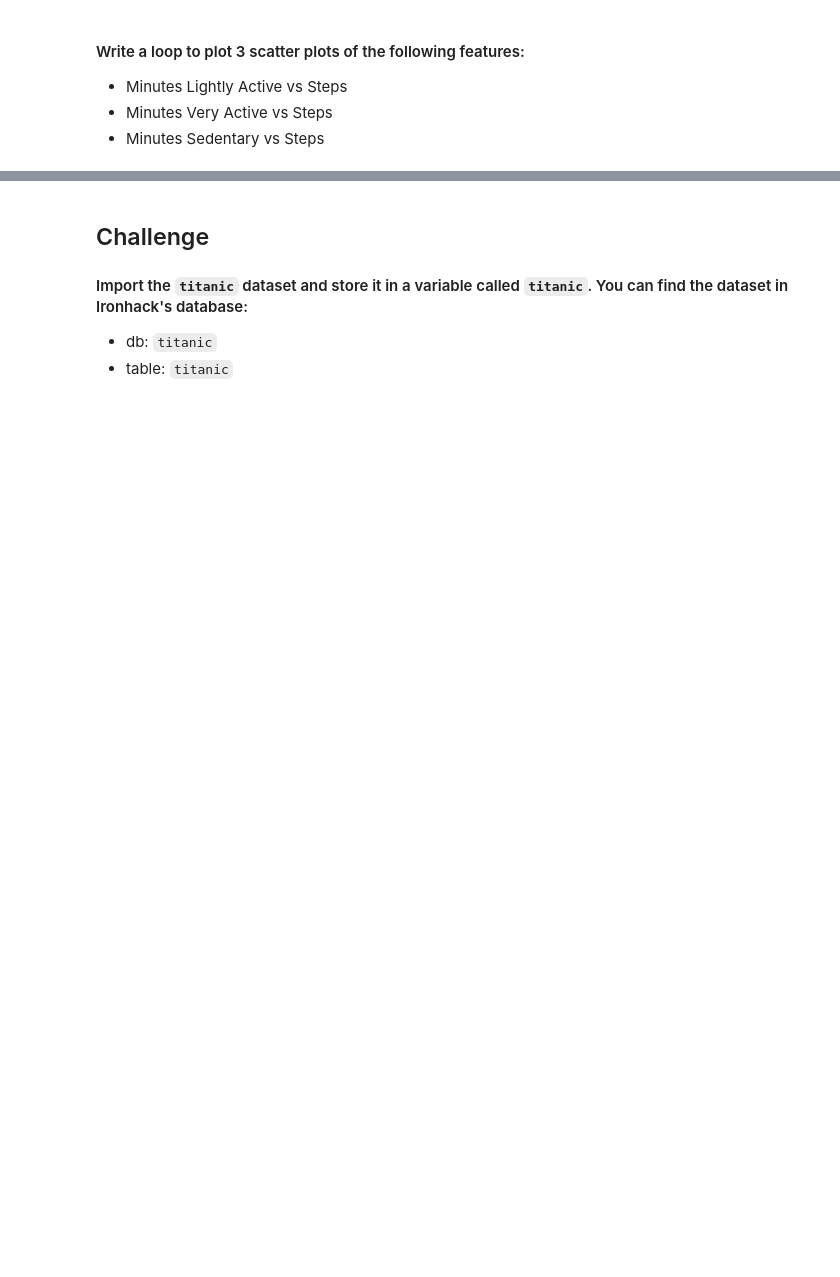
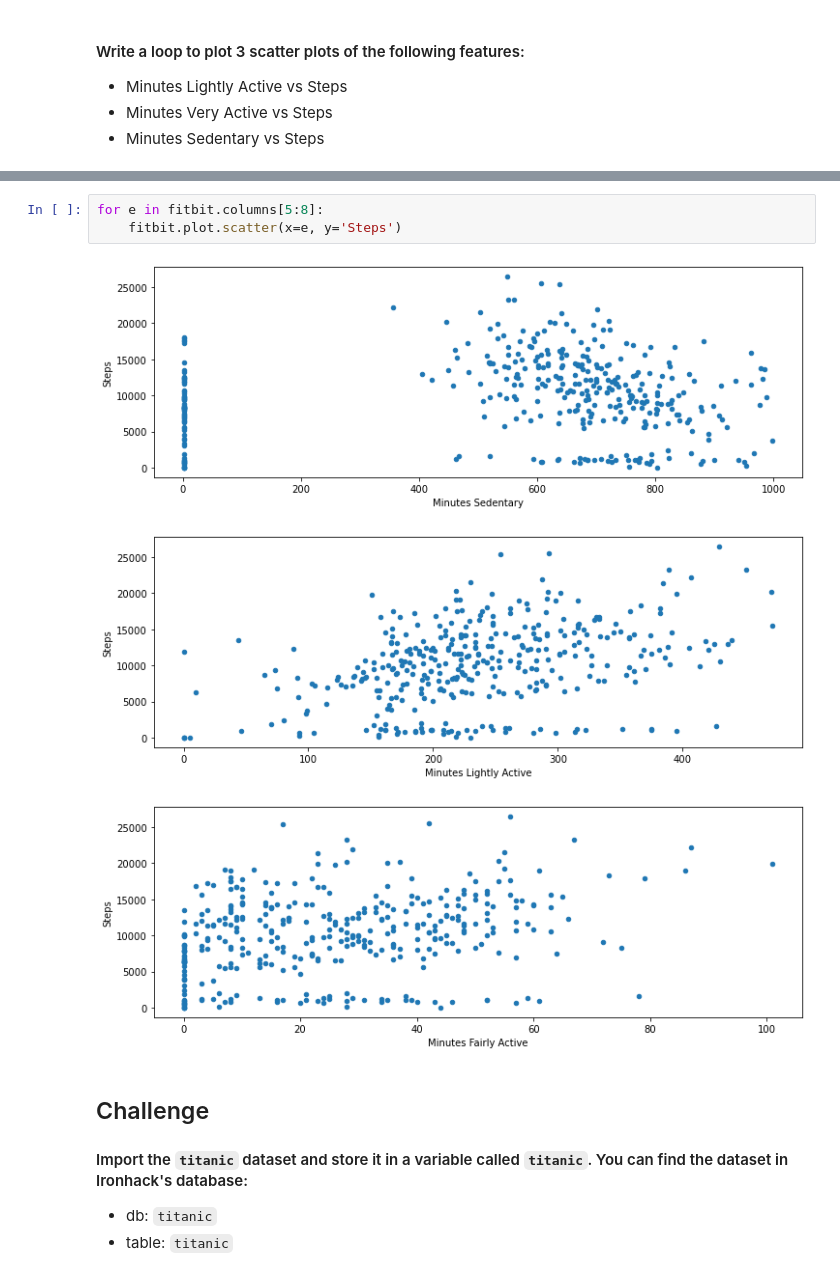
Before and after one commit to Ironhack-Data-Madrid-Octubre-2022/5.2-lab-matplotlib-seaborn, a Jupyter notebook: your-code/main.ipynb, the cells around one changed output, grey strips where cells are left out. Saved outputs shown, nothing was run; the diff lists cells and outputs as text; blank space fills up the shorter version.

```diff
--- a/your-code/main.ipynb
+++ b/your-code/main.ipynb
@@ -42,3 +79,10 @@ How the average number of steps change by month. Use the appropriate visualizati
+# %%
+for e in fitbit.columns[5:8]:
+    fitbit.plot.scatter(x=e, y='Steps')
+# %% [output]
+[figure, added]
+[figure, added]
+[figure, added]
 # %% [markdown]
 ## Challenge
 
```
Also changed, not shown: parts of 55 cells of this notebook, 2 other files.
